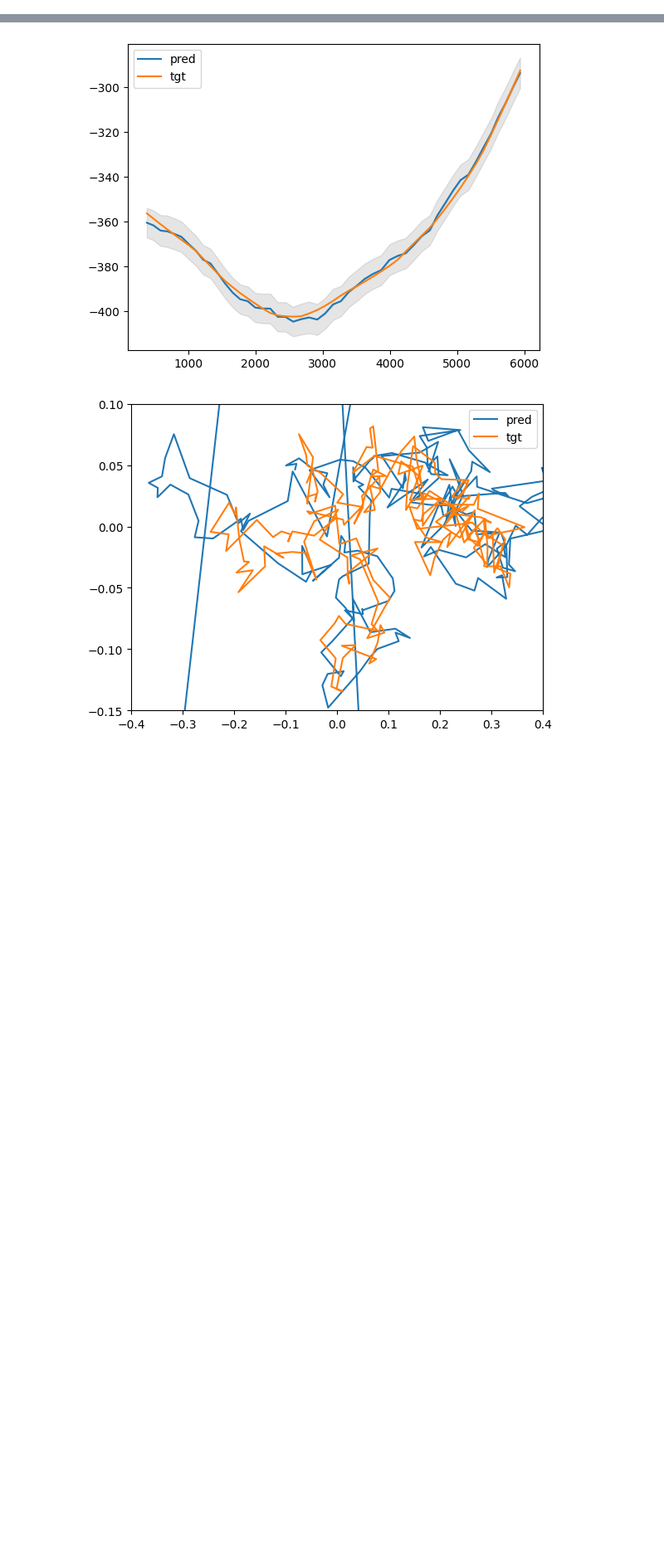
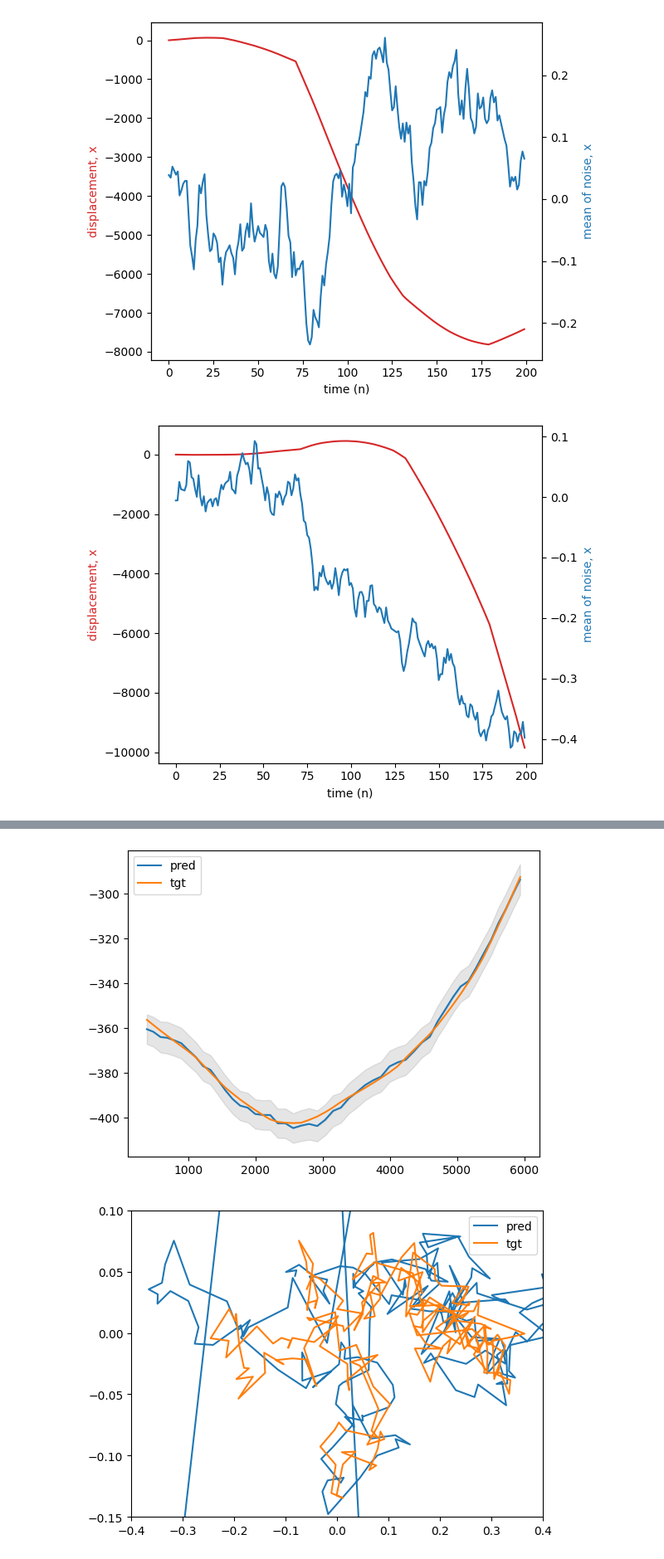
Before and after one commit to ShariceLiu/levy_simu, a Jupyter notebook: nD_simu_changing_mu.ipynb, the cells around one changed output, grey strips where cells are left out. Shown at 83% size. Drawn from its saved outputs; the diff is of its cells as text; code cells hidden in the pictures; blank space fills up the shorter version.

```diff
--- a/nD_simu_changing_mu.ipynb
+++ b/nD_simu_changing_mu.ipynb
@@ -271,3 +243,40 @@ Text(0.5, 1.0, 'Mean of noise')
+# %%
+# plot mu with x, see the effect of skewness
+
+fig, ax1 = plt.subplots()
+color = 'tab:red'
+ax1.set_xlabel('time (n)')
+ax1.set_ylabel('displacement, x', color=color)
+ax1.plot(x_ns[:,0], color=color)
+ax1.tick_params(axis='y')
+
+ax2 = ax1.twinx()  # instantiate a second axes that shares the same x-axis
+color = 'tab:blue'
+ax2.set_ylabel('mean of noise, x', color=color)  # we already handled the x-label with ax1
+ax2.plot(u_ns[:,0], color=color)
+ax2.tick_params(axis='y')
+
+fig.tight_layout()  # otherwise the right y-label is slightly clipped
+fig.savefig('trajectory/xwithmu_x.png')
+
+fig, ax1 = plt.subplots()
+color = 'tab:red'
+ax1.set_xlabel('time (n)')
+ax1.set_ylabel('displacement, x', color=color)
+ax1.plot(x_ns[:,2], color=color)
+ax1.tick_params(axis='y')
+
+ax2 = ax1.twinx()  # instantiate a second axes that shares the same x-axis
+color = 'tab:blue'
+ax2.set_ylabel('mean of noise, x', color=color)  # we already handled the x-label with ax1
+ax2.plot(u_ns[:,1], color=color)
+ax2.tick_params(axis='y')
+
+fig.tight_layout()  # otherwise the right y-label is slightly clipped
+fig.savefig('trajectory/xwithmu_y.png')
+# %% [output]
+[figure, added]
+[figure, added]
 # %%
 # add noise
 k_v = 100 # 80
```
Also changed, not shown: parts of 8 cells of this notebook, 12 other files.
